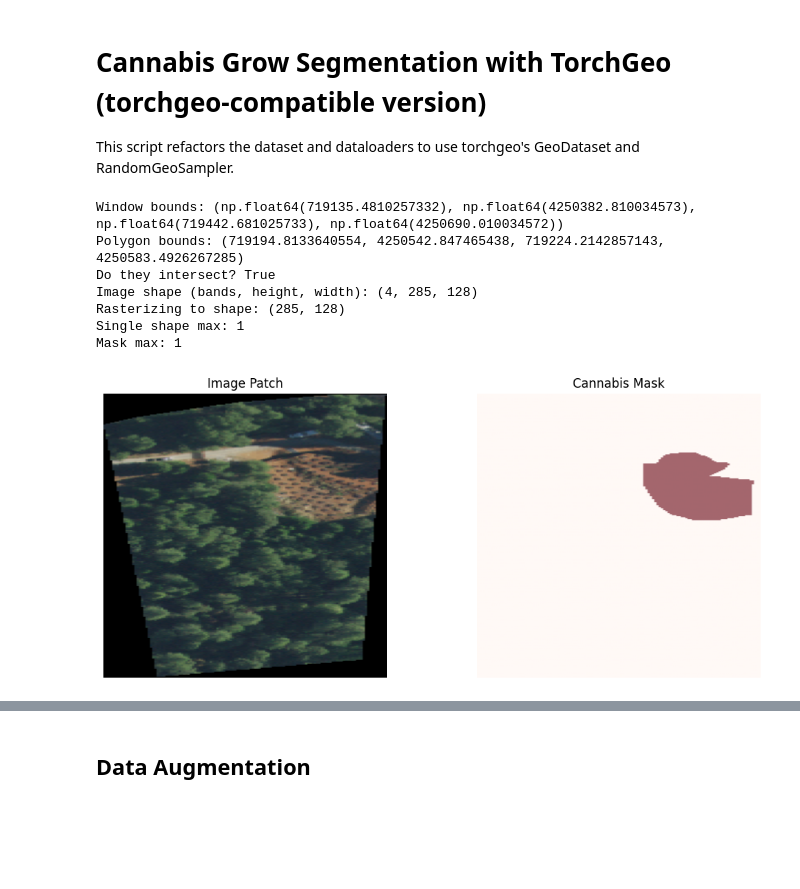
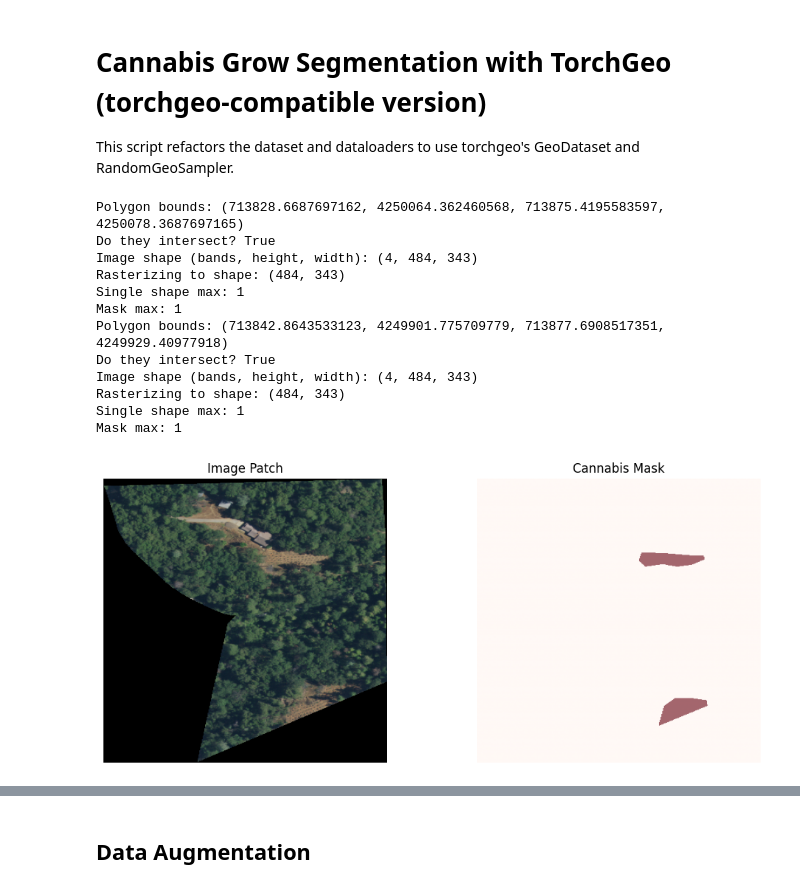
Before and after one commit to wxmiked/cannabis-deforestation, a Jupyter notebook: notebooks/cannabis-segmentation-torchgeo.ipynb, the cells around one changed output, grey strips where cells are left out. Saved outputs shown, nothing was run; the diff lists cells and outputs as text; code cells hidden in the pictures; blank space fills up the shorter version.

```diff
--- a/notebooks/cannabis-segmentation-torchgeo.ipynb
+++ b/notebooks/cannabis-segmentation-torchgeo.ipynb
@@ -156,7 +184,7 @@ dataset = CannabisSegmentationGeoDataset(
 )
 
 # 3) Grab the first annotation file + JSON
-ann_path = dataset.annotation_paths[1]
+ann_path = dataset.annotation_paths[4]
 ann = json.load(open(ann_path))
 img_path = dataset.image_paths[ann_path]
 
@@ -173,13 +201,11 @@ for shape in ann["shapes"]:
         p = labelme_points_to_geopolygon(shape["points"], src.transform)
 
         # Print info to debug
-        window_bounds = rasterio.windows.bounds(window, src.transform)
-        print("Window bounds:", window_bounds)
         print("Polygon bounds:", p.bounds)
-        print("Do they intersect?", p.intersects(box(*window_bounds)))
+        print("Do they intersect?", p.intersects(box(*src.bounds)))
 
         # Clip the polygon to the window
-        p_window = p.intersection(box(*window_bounds))
+        p_window = p.intersection(box(*src.bounds))
 
         print("Image shape (bands, height, width):", image.shape)
         print("Rasterizing to shape:", (h, w))
@@ -191,38 +217,43 @@ for shape in ann["shapes"]:
                 out_shape=(h, w),
                 transform=win_t,
                 all_touched=True,
                 dtype=np.uint8
             )
             print("Single shape max:", np.max(single))
             mask = np.maximum(mask, single)
             print("Mask max:", np.max(mask))
         else:
             print("Polygon is empty after intersection")
 
 # 6) Plot
 if image.ndim == 3 and image.shape[0] in [3, 4]:
     image = np.transpose(image, (1, 2, 0))
 
 plt.figure(figsize=(12, 5))
 plt.subplot(1, 2, 1)
 plt.imshow(image[..., :3], extent=src.bounds)
 plt.title("Image Patch")
 plt.axis("off")
 
 plt.subplot(1, 2, 2)
 plt.imshow(mask, cmap="Reds", alpha=0.6, extent=src.bounds)
 plt.title("Cannabis Mask")
 plt.axis("off")
 plt.show()
 # %% [output]
-Window bounds: (np.float64(719135.4810257332), np.float64(4250382.810034573), np.float64(719442.681025733), np.float64(4250690.010034572))
-Polygon bounds: (719194.8133640554, 4250542.847465438, 719224.2142857143, 4250583.4926267285)
+Polygon bounds: (713828.6687697162, 4250064.362460568, 713875.4195583597, 4250078.3687697165)
 Do they intersect? True
-Image shape (bands, height, width): (4, 285, 128)
-Rasterizing to shape: (285, 128)
+Image shape (bands, height, width): (4, 484, 343)
+Rasterizing to shape: (484, 343)
 Single shape max: 1
 Mask max: 1
+Polygon bounds: (713842.8643533123, 4249901.775709779, 713877.6908517351, 4249929.40977918)
+Do they intersect? True
+Image shape (bands, height, width): (4, 484, 343)
+Rasterizing to shape: (484, 343)
+Single shape max: 1
+Mask max: 1
-[figure, old version]
+[figure, new version]
 # %%
 import matplotlib.pyplot as plt
 import numpy as np
```
Also changed, not shown: parts of 10 cells of this notebook.
